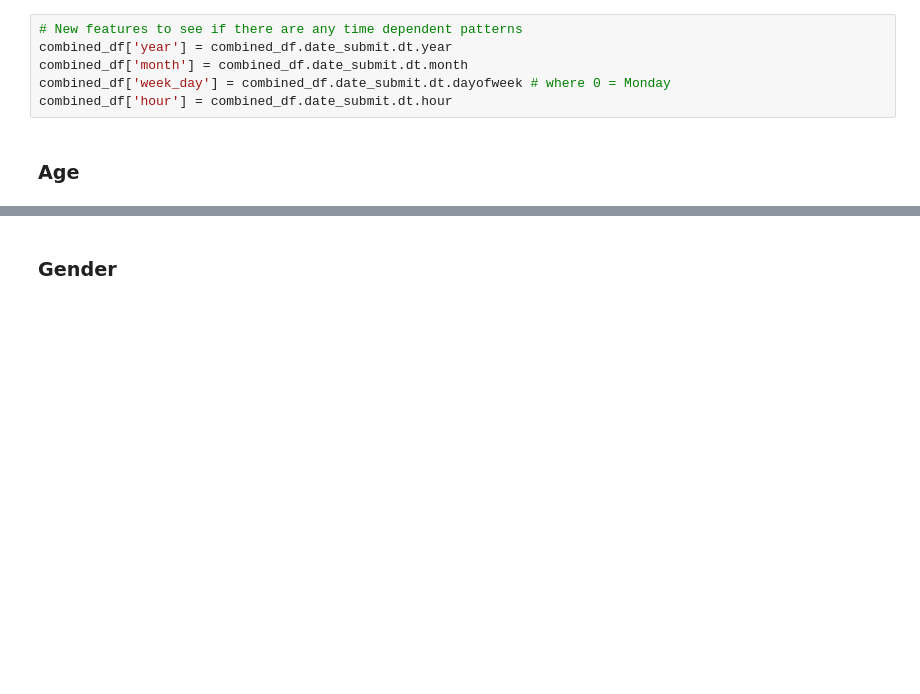
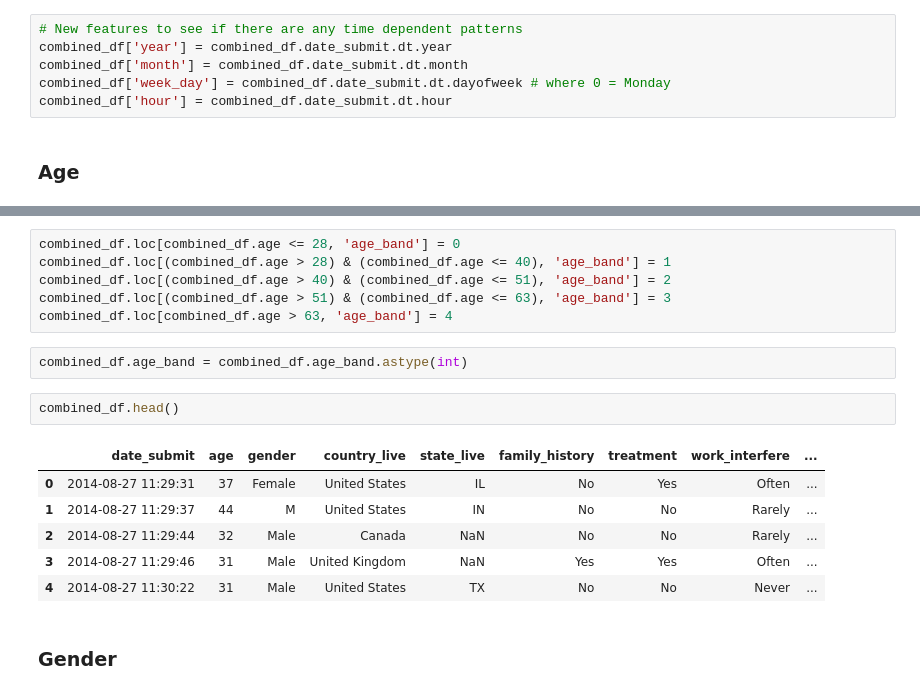
Before and after one commit to phuongho43/cogs108-mental_health, a Jupyter notebook: FinalProject.ipynb, the cells around one changed output, grey strips where cells are left out. Saved outputs shown, nothing was run; the diff lists cells and outputs as text; blank space fills up the shorter version.

```diff
--- a/FinalProject.ipynb
+++ b/FinalProject.ipynb
@@ -433,3 +445,20 @@ combined_df.age.hist(bins=30, ax=axis2)
+# %%
+combined_df.loc[combined_df.age <= 28, 'age_band'] = 0
+combined_df.loc[(combined_df.age > 28) & (combined_df.age <= 40), 'age_band'] = 1
+combined_df.loc[(combined_df.age > 40) & (combined_df.age <= 51), 'age_band'] = 2
+combined_df.loc[(combined_df.age > 51) & (combined_df.age <= 63), 'age_band'] = 3
+combined_df.loc[combined_df.age > 63, 'age_band'] = 4
+# %%
+combined_df.age_band = combined_df.age_band.astype(int)
+# %%
+combined_df.head()
+# %% [output]
+|  | date_submit | age | gender | country_live | state_live | family_history | treatment | work_interfere | ... |
+| 0 | 2014-08-27 11:29:31 | 37 | Female | United States | IL | No | Yes | Often | ... |
+| 1 | 2014-08-27 11:29:37 | 44 | M | United States | IN | No | No | Rarely | ... |
+| 2 | 2014-08-27 11:29:44 | 32 | Male | Canada | NaN | No | No | Rarely | ... |
+| 3 | 2014-08-27 11:29:46 | 31 | Male | United Kingdom | NaN | Yes | Yes | Often | ... |
+| 4 | 2014-08-27 11:30:22 | 31 | Male | United States | TX | No | No | Never | ... |
 # %% [markdown]
 ### Gender
 # %%
```
Also changed, not shown: parts of 18 cells of this notebook.
